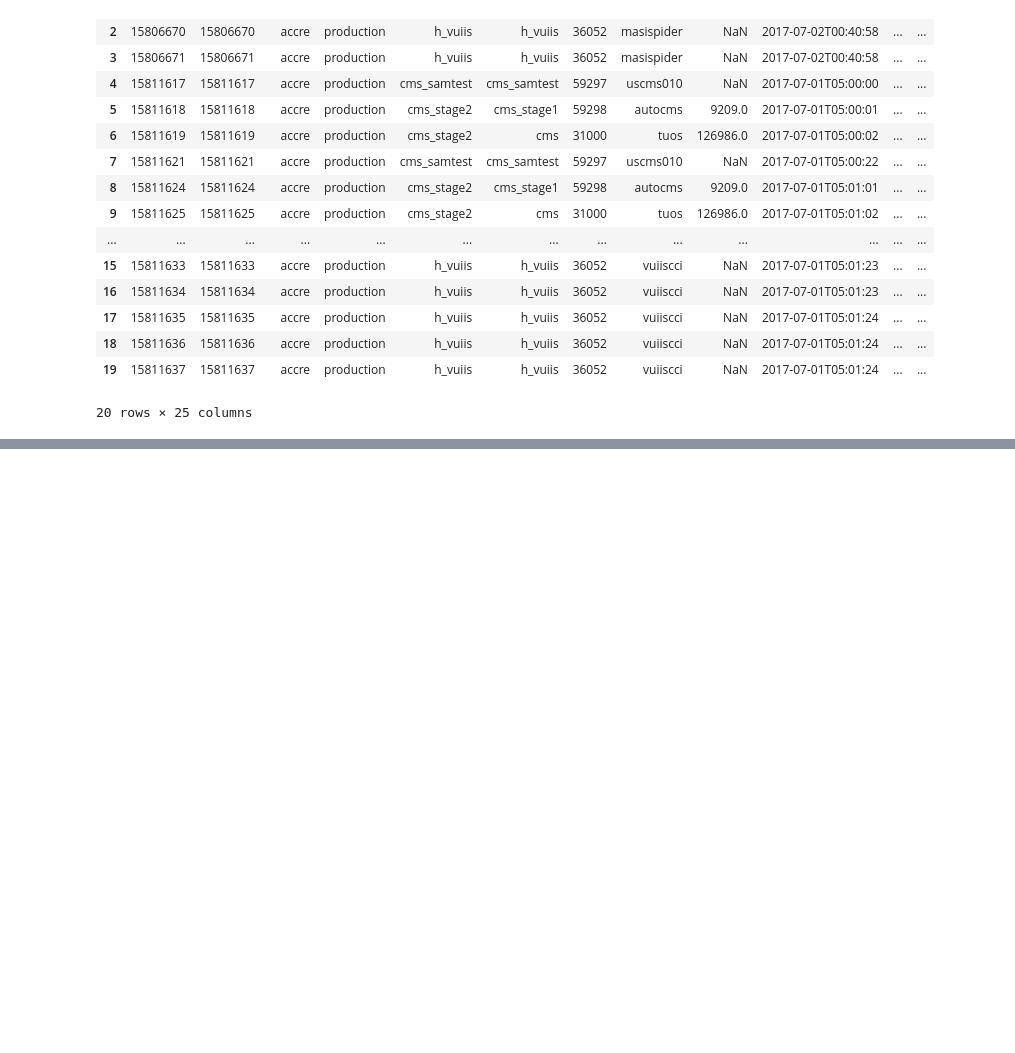
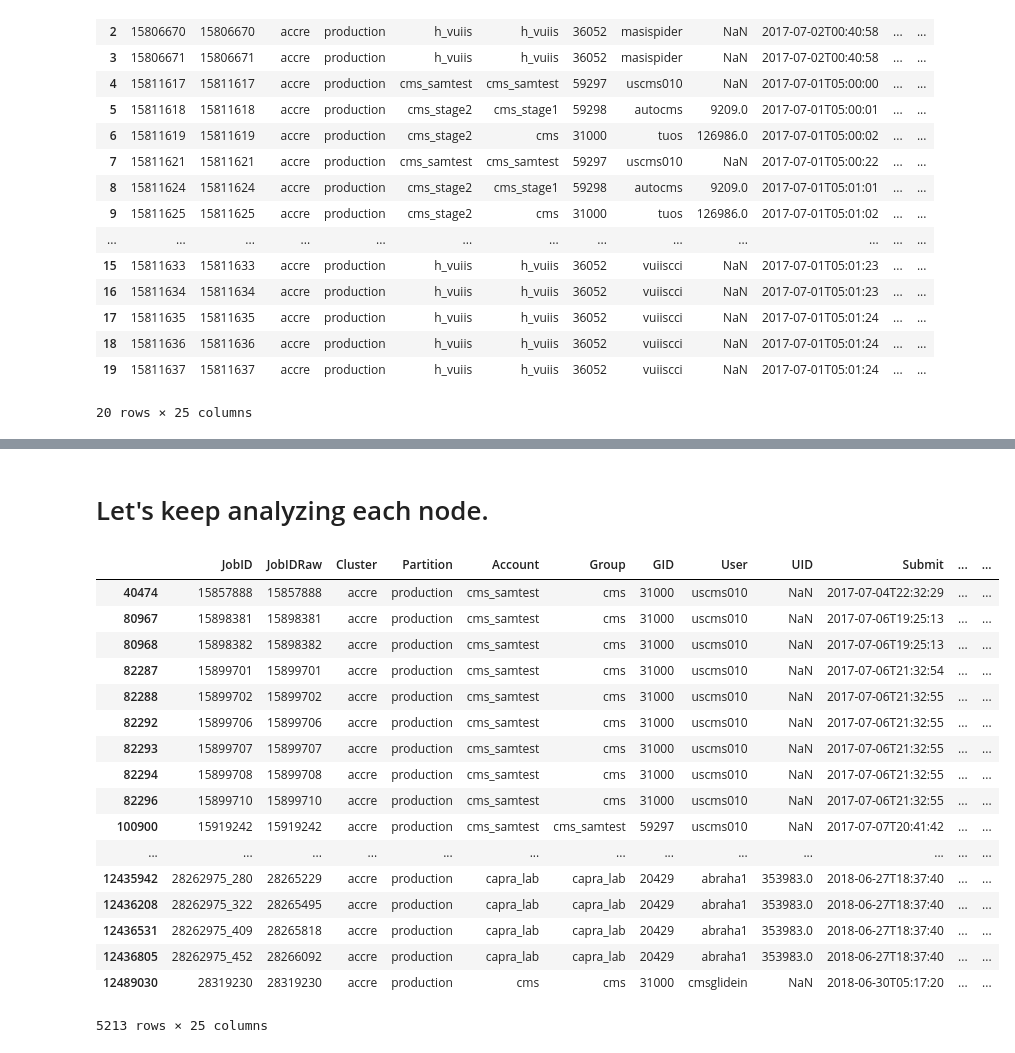
Before and after one commit to Cjcarlevato/data-question-2-dream-crushers, a Jupyter notebook: ACCREdata.ipynb, the cells around one changed output, grey strips where cells are left out. Cells and saved outputs as stored; diff of their text form; code cells hidden in the pictures; blank space fills up the shorter version.

```diff
--- a/ACCREdata.ipynb
+++ b/ACCREdata.ipynb
@@ -28,0 +193,23 @@ accre_data.head(n=20)
+# %% [markdown]
+# Let's keep analyzing each node.
+# %%
+accre_data[(accre_data['State'] == "FAILED") & (accre_data["NodeList"] == "vmp1242")]
+# %% [output]
+|  | JobID | JobIDRaw | Cluster | Partition | Account | Group | GID | User | UID | Submit | ... | ... |
+| 40474 | 15857888 | 15857888 | accre | production | cms_samtest | cms | 31000 | uscms010 | NaN | 2017-07-04T22:32:29 | ... | ... |
+| 80967 | 15898381 | 15898381 | accre | production | cms_samtest | cms | 31000 | uscms010 | NaN | 2017-07-06T19:25:13 | ... | ... |
+| 80968 | 15898382 | 15898382 | accre | production | cms_samtest | cms | 31000 | uscms010 | NaN | 2017-07-06T19:25:13 | ... | ... |
+| 82287 | 15899701 | 15899701 | accre | production | cms_samtest | cms | 31000 | uscms010 | NaN | 2017-07-06T21:32:54 | ... | ... |
+| 82288 | 15899702 | 15899702 | accre | production | cms_samtest | cms | 31000 | uscms010 | NaN | 2017-07-06T21:32:55 | ... | ... |
+| 82292 | 15899706 | 15899706 | accre | production | cms_samtest | cms | 31000 | uscms010 | NaN | 2017-07-06T21:32:55 | ... | ... |
+| 82293 | 15899707 | 15899707 | accre | production | cms_samtest | cms | 31000 | uscms010 | NaN | 2017-07-06T21:32:55 | ... | ... |
+| 82294 | 15899708 | 15899708 | accre | production | cms_samtest | cms | 31000 | uscms010 | NaN | 2017-07-06T21:32:55 | ... | ... |
+| 82296 | 15899710 | 15899710 | accre | production | cms_samtest | cms | 31000 | uscms010 | NaN | 2017-07-06T21:32:55 | ... | ... |
+| 100900 | 15919242 | 15919242 | accre | production | cms_samtest | cms_samtest | 59297 | uscms010 | NaN | 2017-07-07T20:41:42 | ... | ... |
+| ... | ... | ... | ... | ... | ... | ... | ... | ... | ... | ... | ... | ... |
+| 12435942 | 28262975_280 | 28265229 | accre | production | capra_lab | capra_lab | 20429 | abraha1 | 353983.0 | 2018-06-27T18:37:40 | ... | ... |
+| 12436208 | 28262975_322 | 28265495 | accre | production | capra_lab | capra_lab | 20429 | abraha1 | 353983.0 | 2018-06-27T18:37:40 | ... | ... |
+| 12436531 | 28262975_409 | 28265818 | accre | production | capra_lab | capra_lab | 20429 | abraha1 | 353983.0 | 2018-06-27T18:37:40 | ... | ... |
+| 12436805 | 28262975_452 | 28266092 | accre | production | capra_lab | capra_lab | 20429 | abraha1 | 353983.0 | 2018-06-27T18:37:40 | ... | ... |
+| 12489030 | 28319230 | 28319230 | accre | production | cms | cms | 31000 | cmsglidein | NaN | 2018-06-30T05:17:20 | ... | ... |
+5213 rows × 25 columns
```
Also changed, not shown: parts of 24 cells of this notebook.
